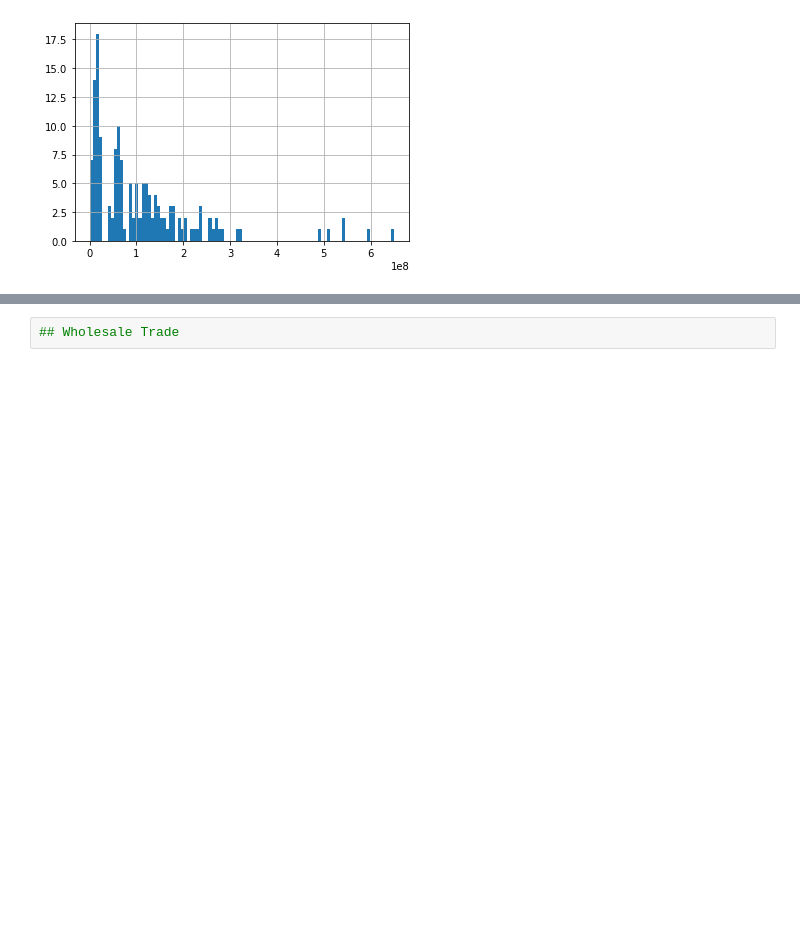
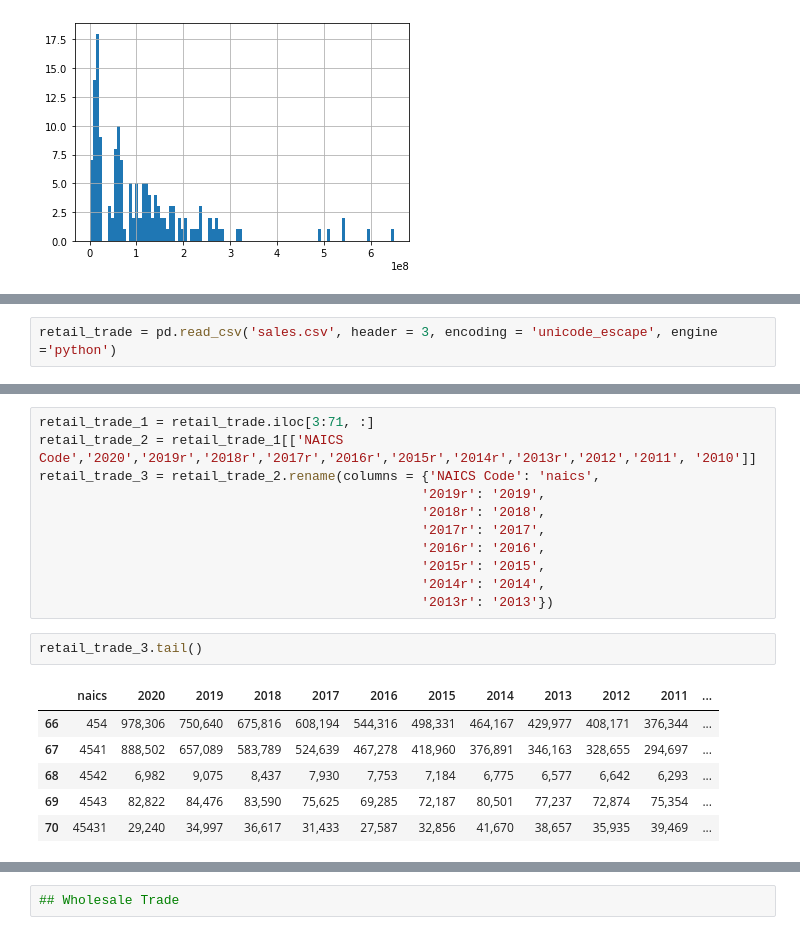
Before and after one commit to jhancuch/sba-loan-credit-analysis, a Jupyter notebook: eda/eda_census_data.ipynb, the cells around one changed output, grey strips where cells are left out. Cells and saved outputs as stored; diff of their text form; blank space fills up the shorter version.

Commit message:
sales and retail trade eda

```diff
--- a/eda/eda_census_data.ipynb
+++ b/eda/eda_census_data.ipynb
@@ -536,0 +537,2 @@ manufacturing2['total_revenue_1000s'].hist(bins=100)
+# %%
+retail_trade = pd.read_csv('sales.csv', header = 3, encoding = 'unicode_escape', engine ='python')
@@ -536,0 +549,20 @@ manufacturing2['total_revenue_1000s'].hist(bins=100)
+# %%
+retail_trade_1 = retail_trade.iloc[3:71, :]
+retail_trade_2 = retail_trade_1[['NAICS Code','2020','2019r','2018r','2017r','2016r','2015r','2014r','2013r','2012','2011', '2010']]
+retail_trade_3 = retail_trade_2.rename(columns = {'NAICS Code': 'naics',
+                                                 '2019r': '2019',
+                                                 '2018r': '2018',
+                                                 '2017r': '2017',
+                                                 '2016r': '2016',
+                                                 '2015r': '2015',
+                                                 '2014r': '2014',
+                                                 '2013r': '2013'})
+# %%
+retail_trade_3.tail()
+# %% [output]
+|  | naics | 2020 | 2019 | 2018 | 2017 | 2016 | 2015 | 2014 | 2013 | 2012 | 2011 | ... |
+| 66 | 454 | 978,306 | 750,640 | 675,816 | 608,194 | 544,316 | 498,331 | 464,167 | 429,977 | 408,171 | 376,344 | ... |
+| 67 | 4541 | 888,502 | 657,089 | 583,789 | 524,639 | 467,278 | 418,960 | 376,891 | 346,163 | 328,655 | 294,697 | ... |
+| 68 | 4542 | 6,982 | 9,075 | 8,437 | 7,930 | 7,753 | 7,184 | 6,775 | 6,577 | 6,642 | 6,293 | ... |
+| 69 | 4543 | 82,822 | 84,476 | 83,590 | 75,625 | 69,285 | 72,187 | 80,501 | 77,237 | 72,874 | 75,354 | ... |
+| 70 | 45431 | 29,240 | 34,997 | 36,617 | 31,433 | 27,587 | 32,856 | 41,670 | 38,657 | 35,935 | 39,469 | ... |
```
Also changed, not shown: parts of 15 cells of this notebook.
